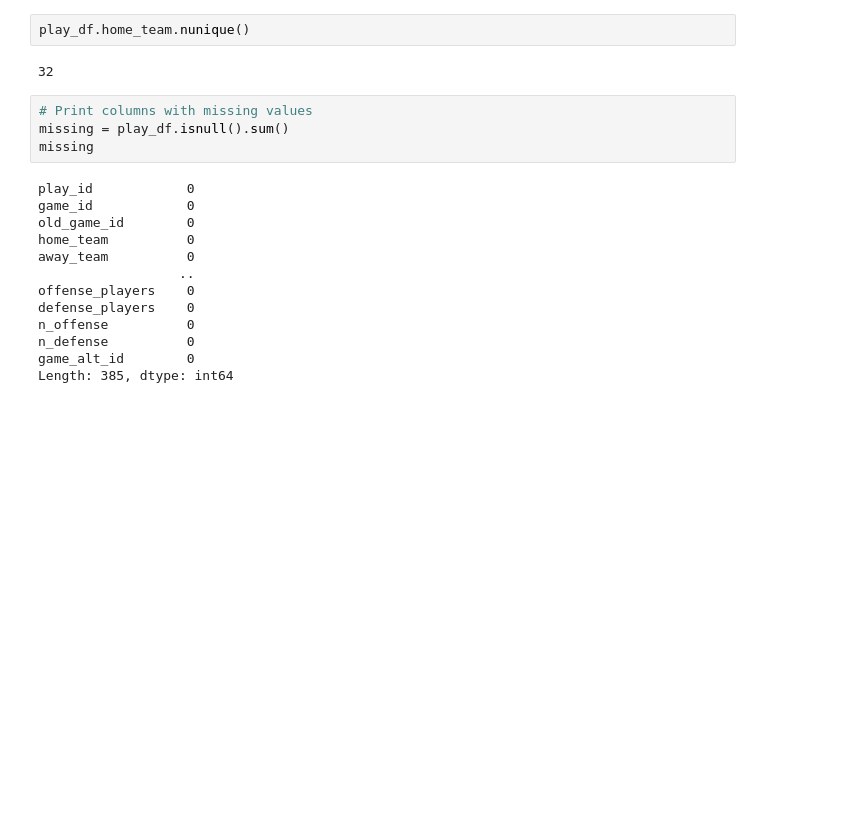
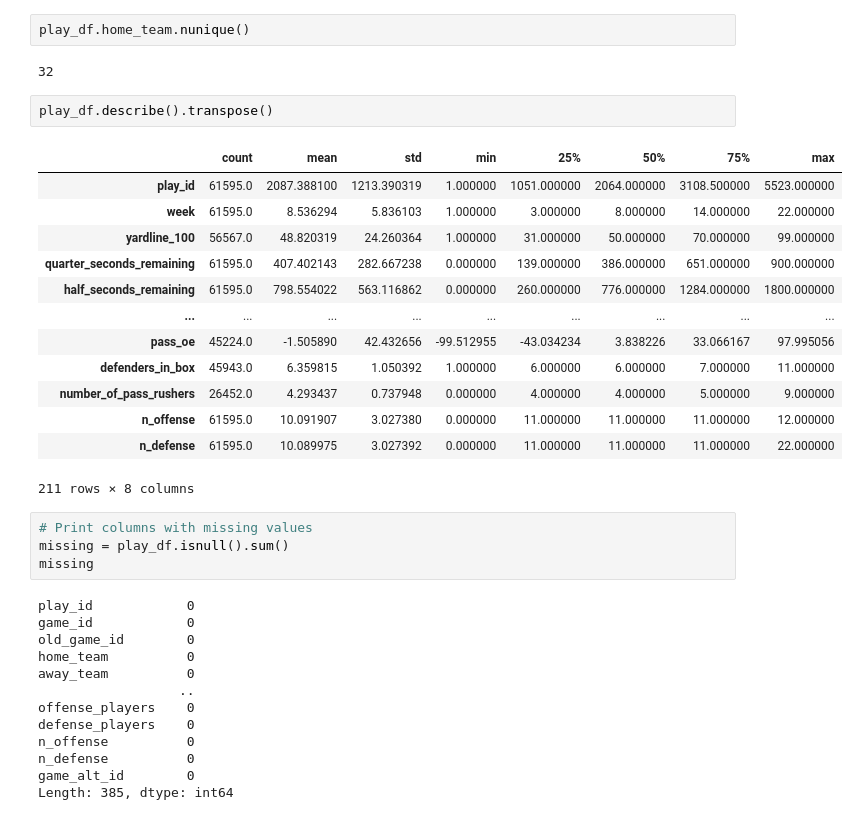
Before and after one commit to tsteussie/nfl-machine-learning-models, a Jupyter notebook: play_predictions/nfl-data-py-library-preprocessing.ipynb, the cells around one changed output. Cells and saved outputs as stored; diff of their text form; blank space fills up the shorter version.

```diff
--- a/play_predictions/nfl-data-py-library-preprocessing.ipynb
+++ b/play_predictions/nfl-data-py-library-preprocessing.ipynb
@@ -67,6 +72,22 @@ play_df.sample(1)
 play_df.home_team.nunique()
 # %% [output]
 32
+# %%
+play_df.describe().transpose()
+# %% [output]
+|  | count | mean | std | min | 25% | 50% | 75% | max |
+| play_id | 61595.0 | 2087.388100 | 1213.390319 | 1.000000 | 1051.000000 | 2064.000000 | 3108.500000 | 5523.000000 |
+| week | 61595.0 | 8.536294 | 5.836103 | 1.000000 | 3.000000 | 8.000000 | 14.000000 | 22.000000 |
+| yardline_100 | 56567.0 | 48.820319 | 24.260364 | 1.000000 | 31.000000 | 50.000000 | 70.000000 | 99.000000 |
+| quarter_seconds_remaining | 61595.0 | 407.402143 | 282.667238 | 0.000000 | 139.000000 | 386.000000 | 651.000000 | 900.000000 |
+| half_seconds_remaining | 61595.0 | 798.554022 | 563.116862 | 0.000000 | 260.000000 | 776.000000 | 1284.000000 | 1800.000000 |
+| ... | ... | ... | ... | ... | ... | ... | ... | ... |
+| pass_oe | 45224.0 | -1.505890 | 42.432656 | -99.512955 | -43.034234 | 3.838226 | 33.066167 | 97.995056 |
+| defenders_in_box | 45943.0 | 6.359815 | 1.050392 | 1.000000 | 6.000000 | 6.000000 | 7.000000 | 11.000000 |
+| number_of_pass_rushers | 26452.0 | 4.293437 | 0.737948 | 0.000000 | 4.000000 | 4.000000 | 5.000000 | 9.000000 |
+| n_offense | 61595.0 | 10.091907 | 3.027380 | 0.000000 | 11.000000 | 11.000000 | 11.000000 | 12.000000 |
+| n_defense | 61595.0 | 10.089975 | 3.027392 | 0.000000 | 11.000000 | 11.000000 | 11.000000 | 22.000000 |
+211 rows × 8 columns
 # %%
 # Print columns with missing values
 missing = play_df.isnull().sum()
```
Also changed, not shown: parts of 49 cells of this notebook, 4 other files.
